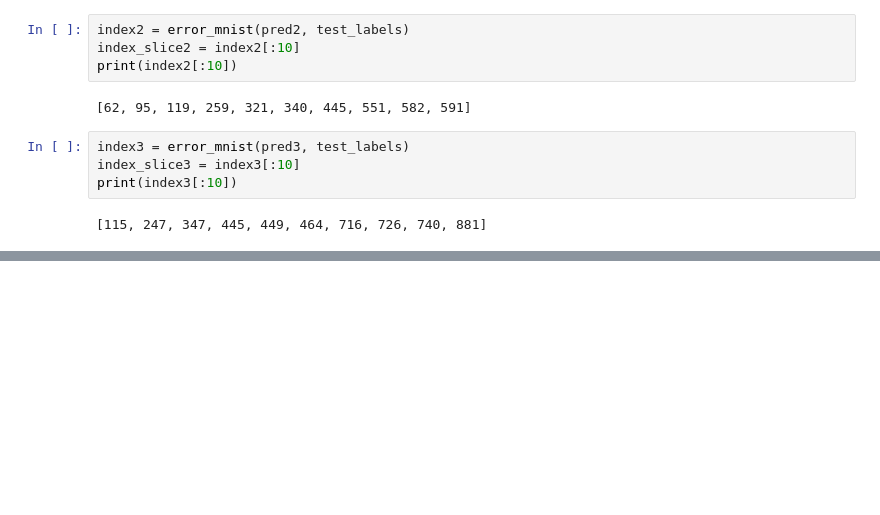
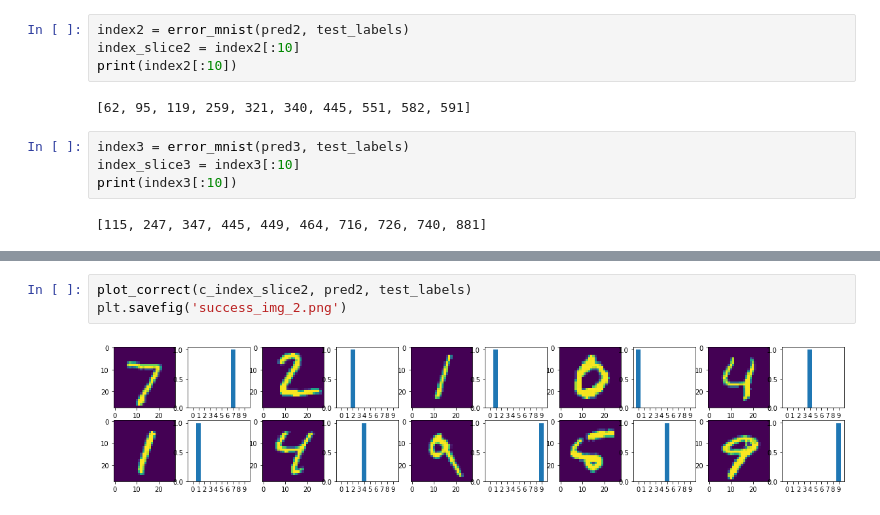
Before and after one commit to pithesun/Algorithm_04, a Jupyter notebook: Tensorflow_mnist_practice.ipynb, the cells around one changed output, grey strips where cells are left out. Drawn from its saved outputs; the diff is of its cells as text; blank space fills up the shorter version.

```diff
--- a/Tensorflow_mnist_practice.ipynb
+++ b/Tensorflow_mnist_practice.ipynb
@@ -436,0 +489,5 @@ DONE
+# %%
+plot_correct(c_index_slice2, pred2, test_labels)
+plt.savefig('success_img_2.png')
+# %% [output]
+[figure, added]
```
Also changed, not shown: parts of 12 cells of this notebook.
